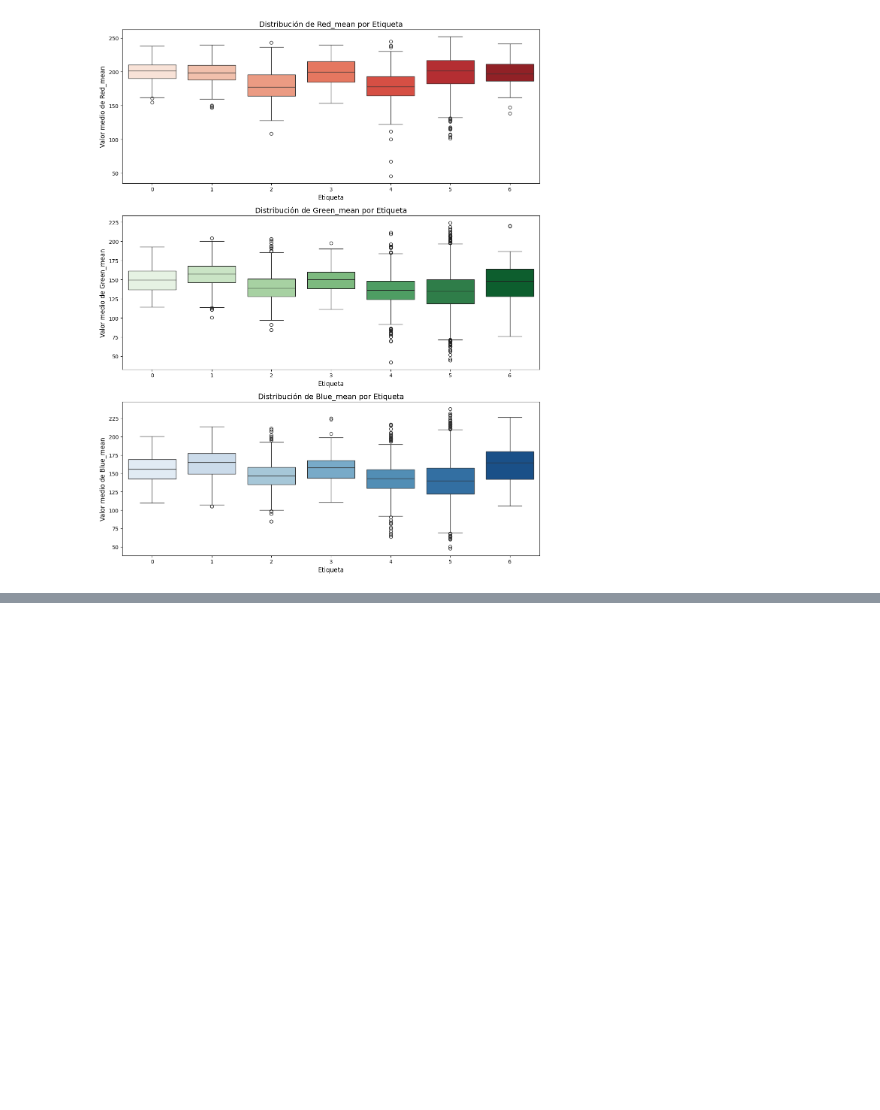
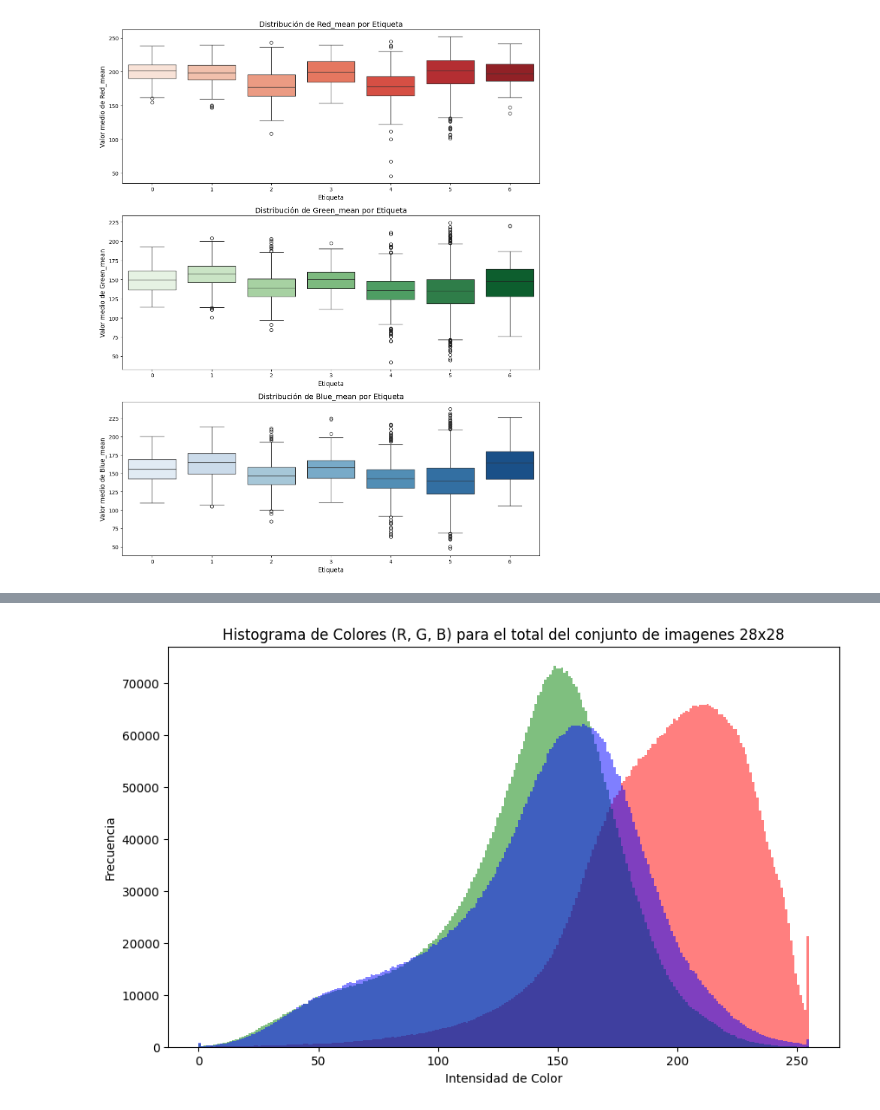
Before and after one commit to matgoni/Dermatology_MNIST, a Jupyter notebook: Data_Exploration.ipynb, the cells around one changed output, grey strips where cells are left out. Drawn from its saved outputs; the diff is of its cells as text; code cells hidden in the pictures; blank space fills up the shorter version.

```diff
--- a/Data_Exploration.ipynb
+++ b/Data_Exploration.ipynb
@@ -239,0 +306,11 @@ Passing `palette` without assigning `hue` is deprecated and will be removed in v
+# %%
+plt.figure(figsize=(10, 6))
+colores = ('r', 'g', 'b')
+for i, color in enumerate(colores):
+    plt.hist(images_28[:, :, :, i].ravel(), bins=256, color=color, alpha=0.5)
+plt.title('Histograma de Colores (R, G, B) para el total del conjunto de imagenes 28x28')
+plt.xlabel('Intensidad de Color')
+plt.ylabel('Frecuencia')
+plt.show()
+# %% [output]
+[figure, added]
```
Also changed, not shown: parts of 24 cells of this notebook.
